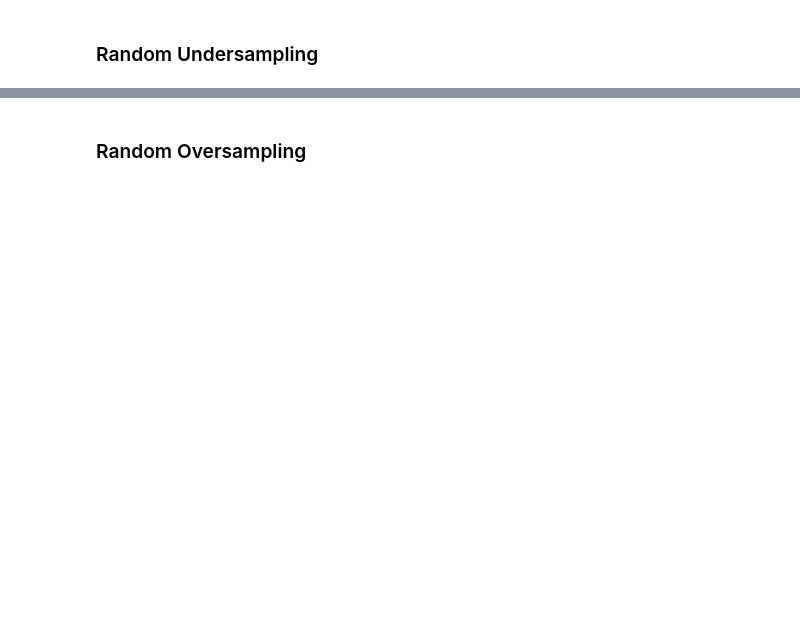
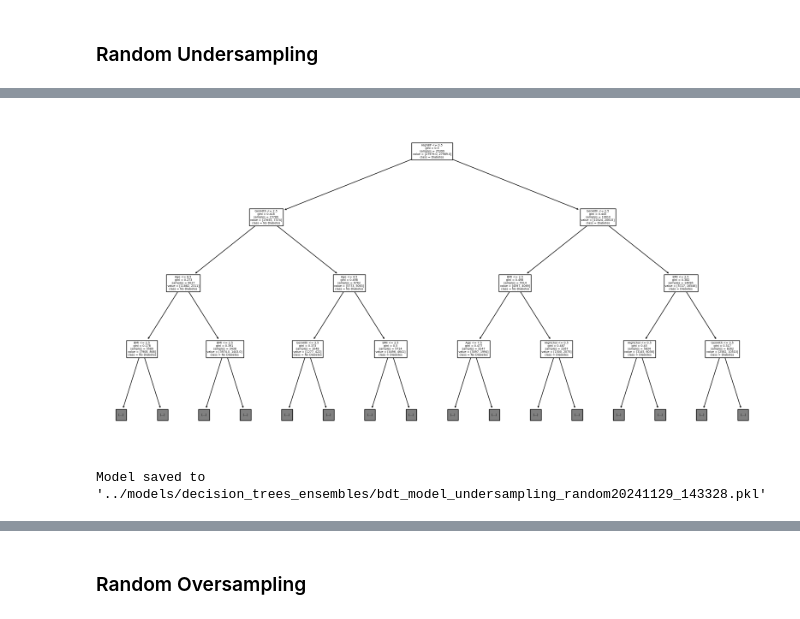
Before and after one commit to benediktpri/ie500_data_mining_project, a Jupyter notebook: notebooks/decisionTree_ensembleModels_patricia.ipynb, the cells around one changed output, grey strips where cells are left out. Cells and saved outputs as stored; diff of their text form; code cells hidden in the pictures; blank space fills up the shorter version.

```diff
--- a/notebooks/decisionTree_ensembleModels_patricia.ipynb
+++ b/notebooks/decisionTree_ensembleModels_patricia.ipynb
@@ -325,22 +497,22 @@ from sklearn.metrics import accuracy_score, classification_report
 estimator = DecisionTreeClassifier(random_state=42)
 
 # Initialize the Bagging classifier with the base estimator
-bagging_decision_tree = BaggingClassifier(estimator=estimator, n_estimators=100, random_state=42)
+bagging_decision_tree_undersampling_random = BaggingClassifier(estimator=estimator, n_estimators=100, random_state=42)
 
 # Train the model on the preprocessed training data
-bagging_decision_tree.fit(X_train_undersampling_random, y_train_undersampling_random)
+bagging_decision_tree_undersampling_random.fit(X_train_undersampling_random, y_train_undersampling_random)
 
 # Make predictions on the training set
-y_train_pred_undersampling_random = bagging_decision_tree.predict(X_train_undersampling_random)
+y_train_pred_undersampling_random = bagging_decision_tree_undersampling_random.predict(X_train_undersampling_random)
 
 # Evaluate the model's performance on the training dataset
-accuracy_train = accuracy_score(y_train_undersampling_random, y_train_pred_undersampling_random)
+accuracy_train_undersampling_random = accuracy_score(y_train_undersampling_random, y_train_pred_undersampling_random)
 
 # Make predictions on the validation set
-y_val_pred = bagging_decision_tree.predict(X_val)
+y_val_pred = bagging_decision_tree_undersampling_random.predict(X_val)
 
 # Evaluate the model's performance on the validation dataset
 report = classification_report(y_val, y_val_pred, digits=4)
 
-print("Training Accuracy", accuracy_train)
+print("Training Accuracy", accuracy_train_undersampling_random)
 print("Classification Report:\n", report)
@@ -347,15 +530,32 @@ print("Classification Report:\n", report)
 # %%
  #TODO is three layers already too much?
 
 import matplotlib.pyplot as plt
 from sklearn import tree
 
 # Visualize the first tree of the model but only show the first three layers (max_depth=3)
 plt.figure(figsize=(20, 10))
 tree.plot_tree(
-    bagging_decision_tree.estimators_[0],
+    bagging_decision_tree_undersampling_random.estimators_[0],
     feature_names=X_train_undersampling_random.columns,
     class_names=["No Diabetes", "Diabetes"],
     max_depth=3
 )
 plt.show()
+# %% [output]
+[figure, added]
+# %%
+# save model to pkl file for later reuse
+import joblib
+from datetime import datetime
+
+# Get the current timestamp
+timestamp = datetime.now().strftime("%Y%m%d_%H%M%S")
+
+# Save the model to a file with a timestamp
+model_filename = f'../models/decision_trees_ensembles/bdt_model_undersampling_random{timestamp}.pkl'
+joblib.dump(bagging_decision_tree_undersampling_random, model_filename)
+
+print(f"Model saved to '{model_filename}'")
+# %% [output]
+Model saved to '../models/decision_trees_ensembles/bdt_model_undersampling_random20241129_143328.pkl'
```
Also changed, not shown: parts of 107 cells of this notebook.
